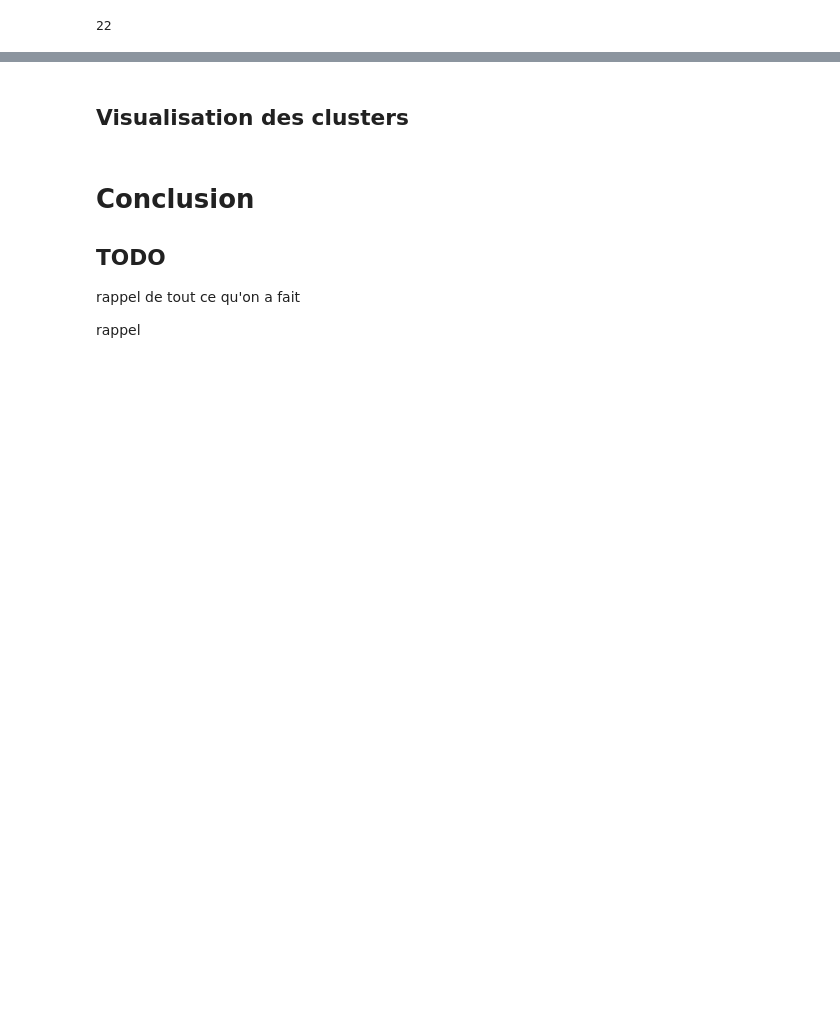
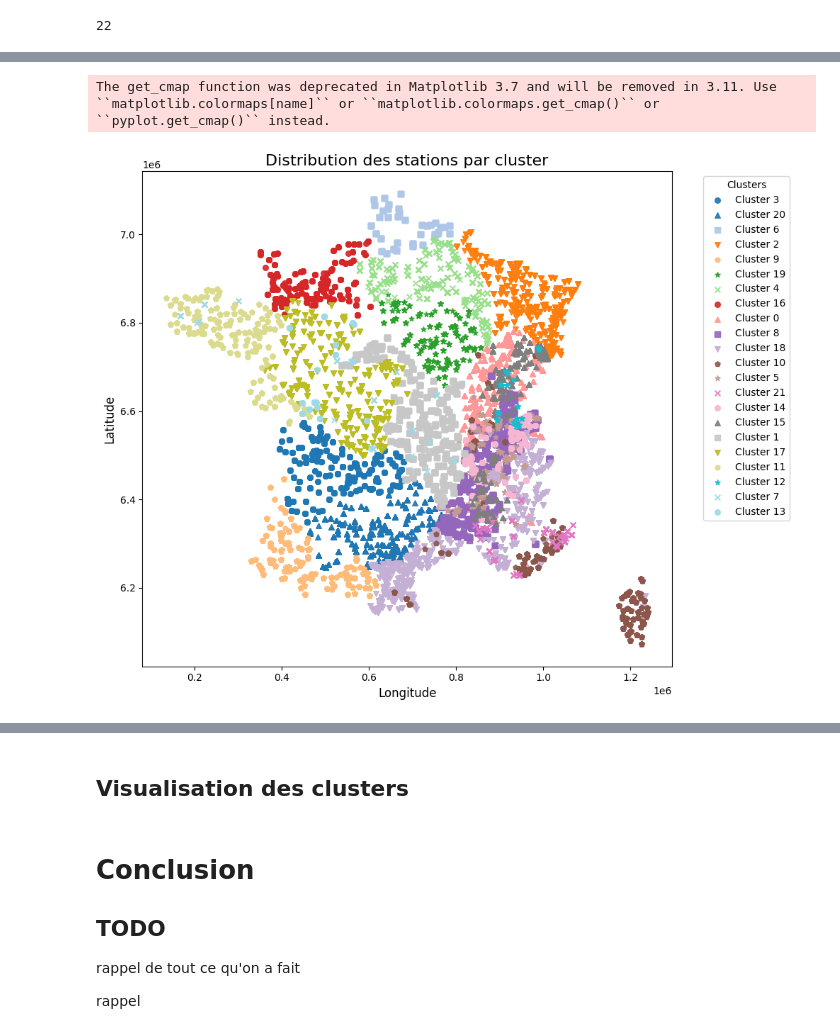
Before and after one commit to zoemarquis/naiades-analytics, a Jupyter notebook: naiades.ipynb, the cells around one changed output, grey strips where cells are left out. Cells and saved outputs as stored; diff of their text form; code cells hidden in the pictures; blank space fills up the shorter version.

```diff
--- a/naiades.ipynb
+++ b/naiades.ipynb
@@ -1694,0 +1781,36 @@ station                                                      ...
+# %%
+import matplotlib.pyplot as plt
+import numpy as np
+
+# Récupère les clusters uniques
+unique_clusters = df_results_coord['cluster'].unique()
+
+colors = plt.cm.get_cmap('tab20', len(unique_clusters))  # 'tab20' pour plus de 10 couleurs
+markers = ['o', '^', 's', 'v', 'p', '*', 'x']  # Liste des différentes formes de marqueurs
+plt.figure(figsize=(10, 8))
+
+for idx, cluster in enumerate(unique_clusters):
+    cluster_data = df_results_coord[df_results_coord['cluster'] == cluster]
+
+    color = colors(idx)
+    marker = markers[idx % len(markers)]  # Assure-toi d'avoir assez de formes, sinon les répète
+
+    plt.scatter(
+        cluster_data['CoordXStationMesureEauxSurface'],
+        cluster_data['CoordYStationMesureEauxSurface'],
+        c=[color],  # Attribue une couleur à chaque cluster
+        marker=marker,  # Attribue une forme différente à chaque cluster
+        label=f"Cluster {cluster}",  # Légende pour chaque cluster
+        s=30,  # Taille des marqueurs
+        alpha=0.9  # Transparence
+    )
+
+plt.title('Distribution des stations par cluster', fontsize=16)
+plt.xlabel('Longitude', fontsize=12)
+plt.ylabel('Latitude', fontsize=12)
+plt.legend(title='Clusters', bbox_to_anchor=(1.05, 1), loc='upper left')
+plt.tight_layout()
+plt.show()
+# %% [output]
+The get_cmap function was deprecated in Matplotlib 3.7 and will be removed in 3.11. Use ``matplotlib.colormaps[name]`` or ``matplotlib.colormaps.get_cmap()`` or ``pyplot.get_cmap()`` instead.
+[figure, added]
```
Also changed, not shown: parts of 21 cells of this notebook.
